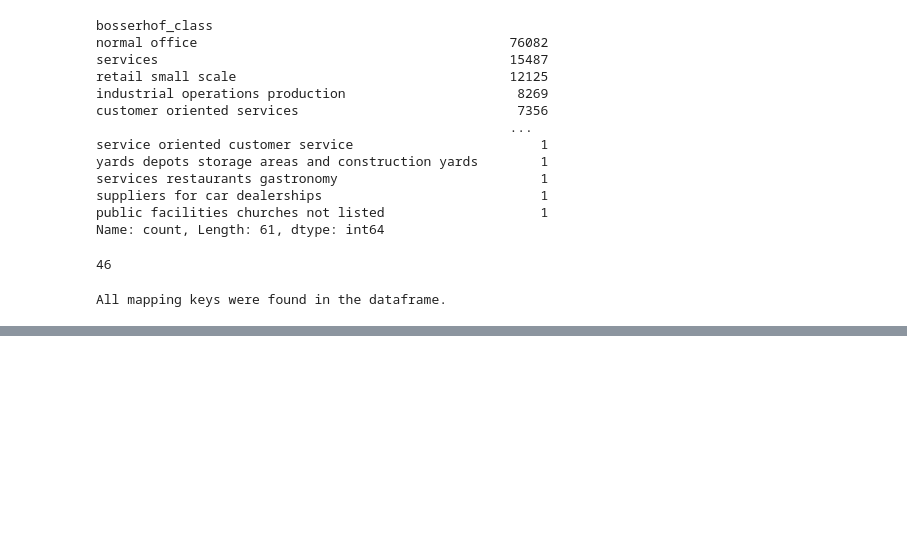
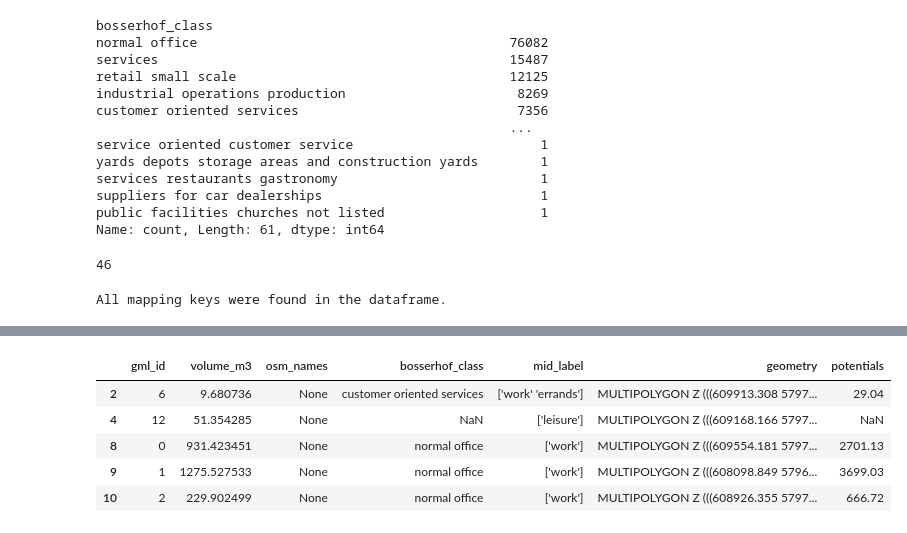
Before and after one commit to TUBS-IVS/Capacity_Calculation-pipeline, a Jupyter notebook: Final-data-processing.ipynb, the cells around one changed output, grey strips where cells are left out. Cells and saved outputs as stored; diff of their text form; code cells hidden in the pictures; blank space fills up the shorter version.

```diff
--- a/Final-data-processing.ipynb
+++ b/Final-data-processing.ipynb
@@ -276,6 +258,7 @@ import numpy as np
 mapping_dict = {
     "others" : "others industrial",
     "industrial operations production others": "industrial operations production",
+    "highly productive industries" : "highly productive industries machine material or space intensive",
     "services normal office": "normal office",
     "industrial operations others": "industrial operations production",
     "industrial operations production highly productive industries machine material or space intensive": "highly productive industries machine material or space intensive",
@@ -340,0 +345,3 @@ len(df_final['bosserhof_class'].unique())
+# %%
+df_final.head()
+df_final = df_final.drop(columns=['bosserhof_class_original'],axis=1)
@@ -387,0 +463,23 @@ len(df_final['bosserhof_class'].unique())
+# %%
+# Normalize weight dictionary keys to lowercase
+weight_dict = {str(k).strip().lower(): v for k, v in label_weights.items()}
+
+# Calculate potentials directly
+df_final["potentials"] = (
+    df_final["volume_m3"] *
+    df_final["bosserhof_class"]
+      .astype(str)
+      .str.strip()
+      .str.lower()
+      .replace(["none", "nan"], np.nan)
+      .map(weight_dict)
+).round(2)
+
+df_final.head()
+# %% [output]
+|  | gml_id | volume_m3 | osm_names | bosserhof_class | mid_label | geometry | potentials |
+| 2 | 6 | 9.680736 | None | customer oriented services | ['work' 'errands'] | MULTIPOLYGON Z (((609913.308 5797... | 29.04 |
+| 4 | 12 | 51.354285 | None | NaN | ['leisure'] | MULTIPOLYGON Z (((609168.166 5797... | NaN |
+| 8 | 0 | 931.423451 | None | normal office | ['work'] | MULTIPOLYGON Z (((609554.181 5797... | 2701.13 |
+| 9 | 1 | 1275.527533 | None | normal office | ['work'] | MULTIPOLYGON Z (((608098.849 5796... | 3699.03 |
+| 10 | 2 | 229.902499 | None | normal office | ['work'] | MULTIPOLYGON Z (((608926.355 5797... | 666.72 |
```
Also changed, not shown: parts of 10 cells of this notebook, 1 other file.
